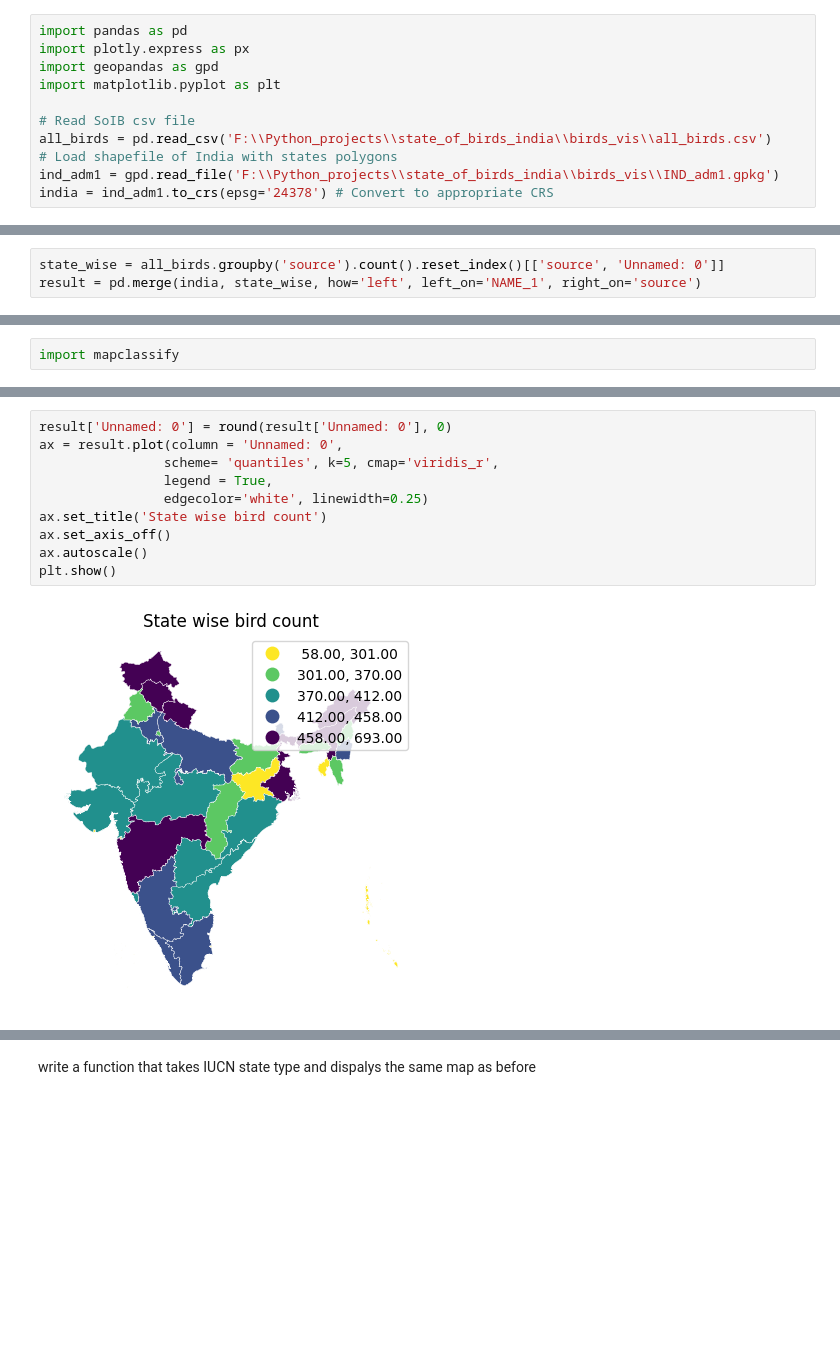
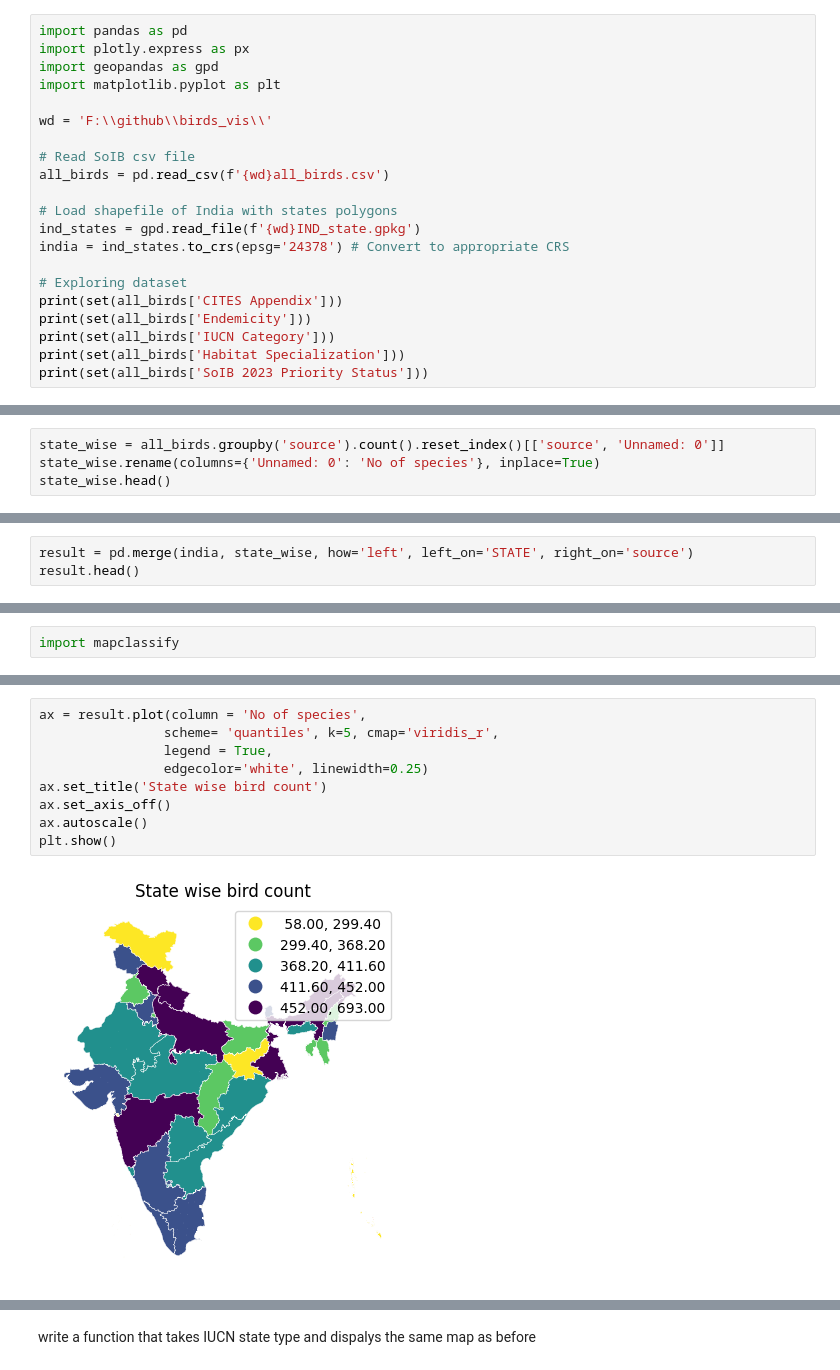
Before and after one commit to Adhikari-Priyanka/birds_vis, a Jupyter notebook: data_vis1.ipynb, the cells around one changed output, grey strips where cells are left out. Saved outputs shown, nothing was run; the diff lists cells and outputs as text; blank space fills up the shorter version.

```diff
--- a/data_vis1.ipynb
+++ b/data_vis1.ipynb
@@ -6,8 +6,18 @@ import plotly.express as px
 import geopandas as gpd
 import matplotlib.pyplot as plt
 
+wd = 'F:\\github\\birds_vis\\'
+
 # Read SoIB csv file
-all_birds = pd.read_csv('F:\\Python_projects\\state_of_birds_india\\birds_vis\\all_birds.csv')
+all_birds = pd.read_csv(f'{wd}all_birds.csv')
+
 # Load shapefile of India with states polygons
-ind_adm1 = gpd.read_file('F:\\Python_projects\\state_of_birds_india\\birds_vis\\IND_adm1.gpkg')
-india = ind_adm1.to_crs(epsg='24378') # Convert to appropriate CRS
+ind_states = gpd.read_file(f'{wd}IND_state.gpkg')
+india = ind_states.to_crs(epsg='24378') # Convert to appropriate CRS
+
+# Exploring dataset
+print(set(all_birds['CITES Appendix']))
+print(set(all_birds['Endemicity']))
+print(set(all_birds['IUCN Category']))
+print(set(all_birds['Habitat Specialization']))
+print(set(all_birds['SoIB 2023 Priority Status']))
@@ -26,0 +30,4 @@ print(set(all_birds['SoIB 2023 Priority Status']))
+# %%
+state_wise = all_birds.groupby('source').count().reset_index()[['source', 'Unnamed: 0']]
+state_wise.rename(columns={'Unnamed: 0': 'No of species'}, inplace=True)
+state_wise.head()
@@ -26,0 +41,3 @@ print(set(all_birds['SoIB 2023 Priority Status']))
+# %%
+result = pd.merge(india, state_wise, how='left', left_on='STATE', right_on='source')
+result.head()
@@ -37,4 +56 @@ all_birds_raw.head(2)
-# %%
-state_wise = all_birds.groupby('source').count().reset_index()[['source', 'Unnamed: 0']]
-result = pd.merge(india, state_wise, how='left', left_on='NAME_1', right_on='source')
 # %%
@@ -53,12 +90,11 @@ import mapclassify
 # %%
-result['Unnamed: 0'] = round(result['Unnamed: 0'], 0)
-ax = result.plot(column = 'Unnamed: 0',
+ax = result.plot(column = 'No of species',
                 scheme= 'quantiles', k=5, cmap='viridis_r',
                 legend = True,
                 edgecolor='white', linewidth=0.25)
 ax.set_title('State wise bird count')
 ax.set_axis_off()
 ax.autoscale()
 plt.show()
 # %% [output]
-[figure, old version]
+[figure, new version]
```
Also changed, not shown: parts of 11 cells of this notebook, 3 other files.
